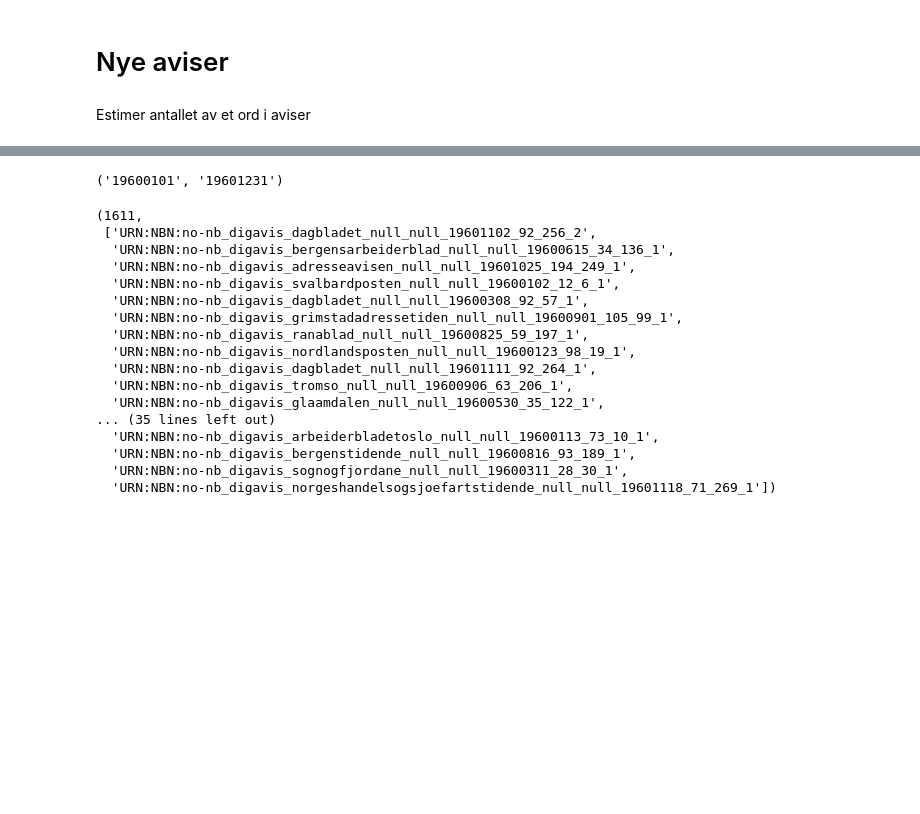
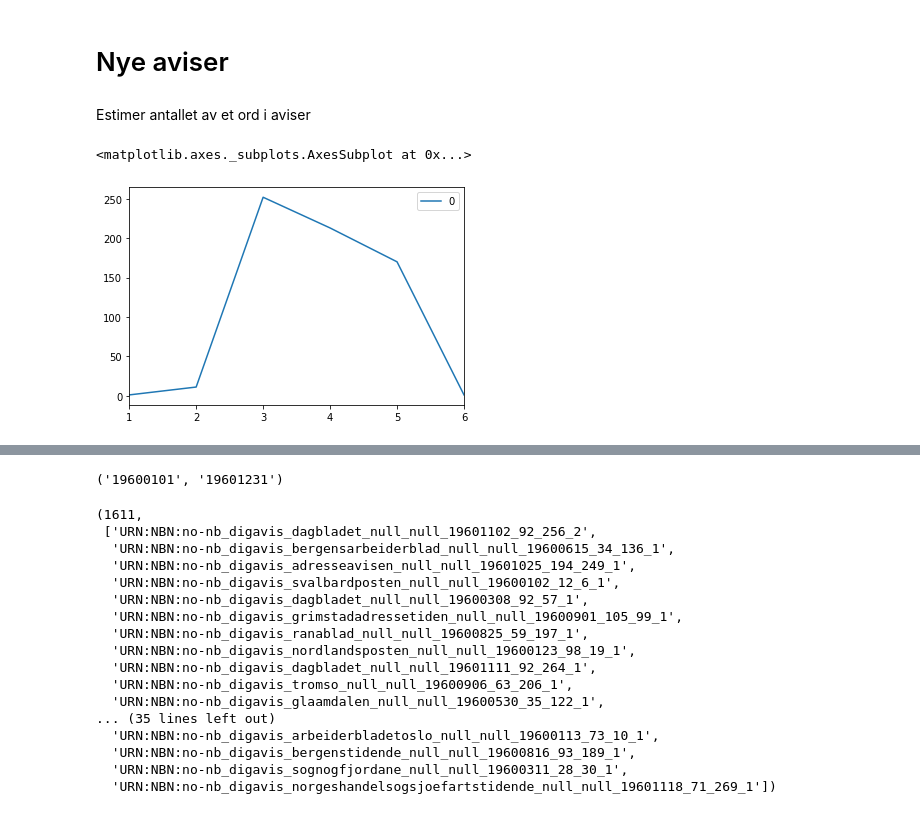
Before and after one commit to Yoonsen/Miscellaneous-Notebooks, a Jupyter notebook: Aviser_NB_API/aviser_bokhyllla_api_frequency.ipynb, the cells around one changed output, grey strips where cells are left out. Saved outputs shown, nothing was run; the diff lists cells and outputs as text; code cells hidden in the pictures; blank space fills up the shorter version.

```diff
--- a/Aviser_NB_API/aviser_bokhyllla_api_frequency.ipynb
+++ b/Aviser_NB_API/aviser_bokhyllla_api_frequency.ipynb
@@ -122,6 +122,31 @@ def super_search(title, number=50, page=0, mediatype='aviser', period = (1800010
          }
     )
     return r.json()
+
+def get_df_level(frases, title='*', media='aviser', period = (18000101, 20401231),level='day:5'):
+    import requests
+    querystring = " + ".join(['"'+frase+'"' for frase in frases])
+    query = {
+        'q':querystring,
+        'size':1,
+        'aggs':level,
+        'filter':[
+            'mediatype:{mt}'.format(mt=media),
+            'title:{title}'.format(title=title),
+            'date:[{date_from} TO {date_to}]'.format(date_from = period[0], date_to = period[1])
+        ]
+
+    }
+    r = requests.get("https://api.nb.no/catalog/v1/aggregations", params = query)
+    aggs = r.json()['_embedded']['aggregations'][0]['buckets']
+    return {x['key']:x['count'] for x in aggs}
+
+def phrase_plots_level(phrase_set, title='*', level='day', period=(20100101, 20301231)):
+    df_all = [nb.frame(get_df_level(f, title = title, level = level, period = period), ', '.join(f)) for f in phrase_set]
+    df = pd.concat(df_all, sort=False, axis=1)
+    df.index = df.index.astype(int)
+    df = df.sort_index()
+    return df
 # %%
 def term_urn_search(term, number=50, page=0, mediatype='aviser', period=(18000101, 20401231)):
     """Søk etter term og få ut json"""
@@ -184,3 +209,11 @@ def get_all_konks(term, urns):
     return konks
 # %% [markdown]
 Estimer antallet av et ord i aviser
+# %%
+df = nb.frame(get_df_level(["corona", "korona", 'krone'], period=(20190520, 20200520 ), level='month'))
+df.index = df.index.astype(int)
+df = df.sort_index()
+df.plot()
+# %% [output]
+<matplotlib.axes._subplots.AxesSubplot at 0x...>
+[figure, added]
```
Also changed, not shown: parts of 5 cells of this notebook, 1 other file.
